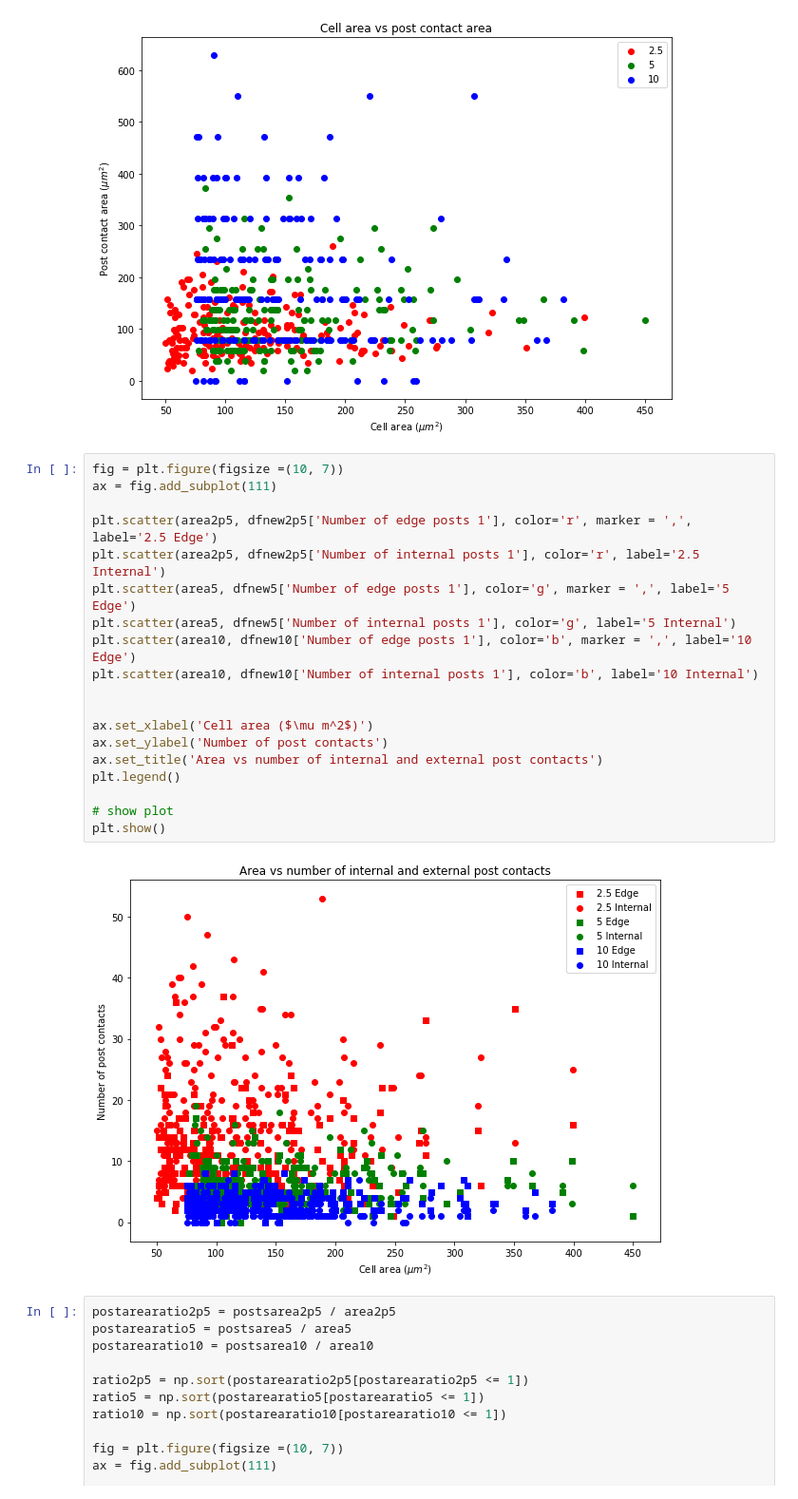
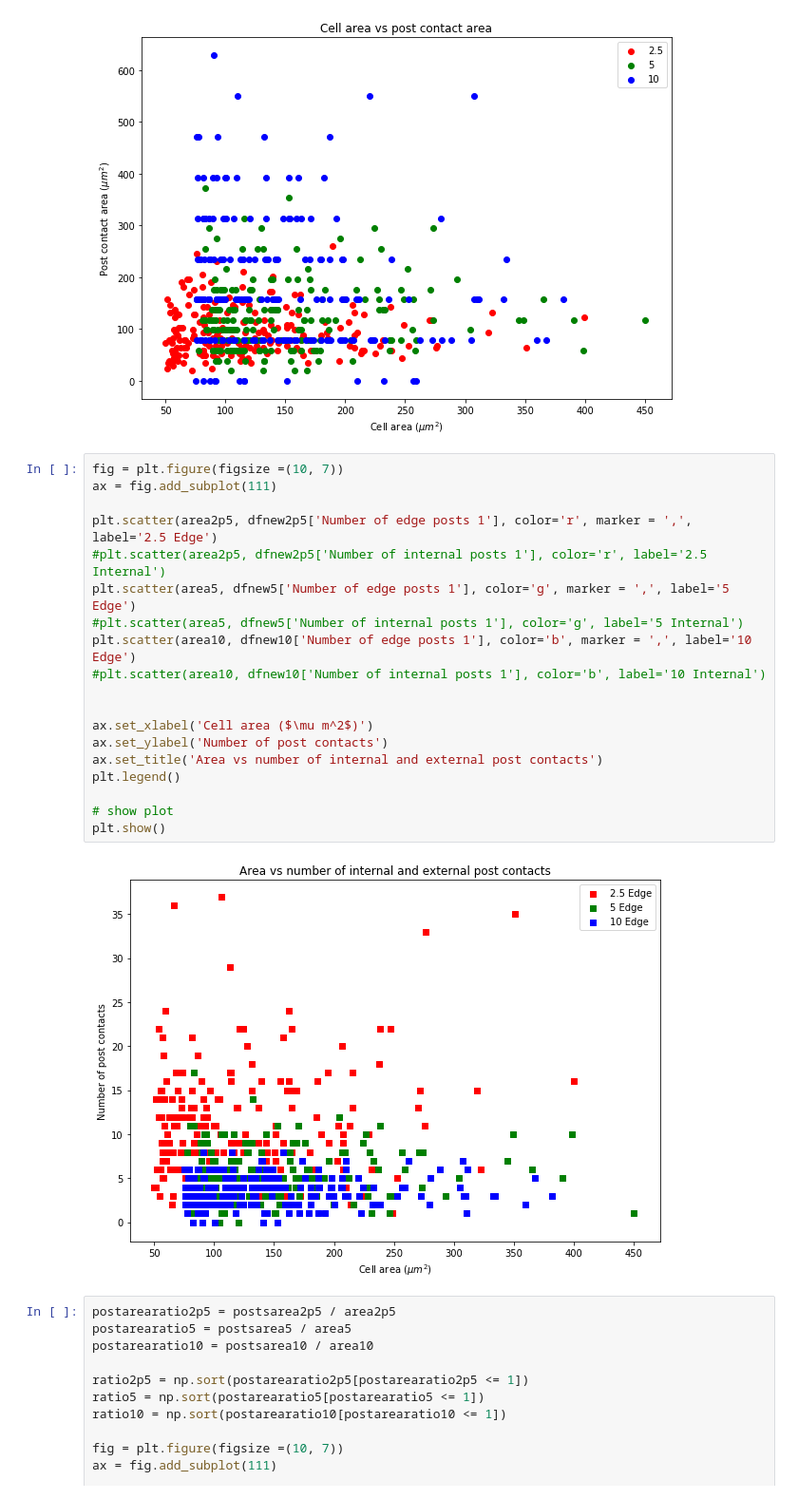
Before and after one commit to caromccue/CellML, a Jupyter notebook: notebooks/Plotting cell area vs contact area.ipynb, the cells around one changed output. Shown at 95% size. Cells and saved outputs as stored; diff of their text form.

```diff
--- a/notebooks/Plotting cell area vs contact area.ipynb
+++ b/notebooks/Plotting cell area vs contact area.ipynb
@@ -223,24 +223,24 @@ plt.show()
 # %%
 fig = plt.figure(figsize =(10, 7))
 ax = fig.add_subplot(111)
 
 plt.scatter(area2p5, dfnew2p5['Number of edge posts 1'], color='r', marker = ',', label='2.5 Edge')
-plt.scatter(area2p5, dfnew2p5['Number of internal posts 1'], color='r', label='2.5 Internal')
+#plt.scatter(area2p5, dfnew2p5['Number of internal posts 1'], color='r', label='2.5 Internal')
 plt.scatter(area5, dfnew5['Number of edge posts 1'], color='g', marker = ',', label='5 Edge')
-plt.scatter(area5, dfnew5['Number of internal posts 1'], color='g', label='5 Internal')
+#plt.scatter(area5, dfnew5['Number of internal posts 1'], color='g', label='5 Internal')
 plt.scatter(area10, dfnew10['Number of edge posts 1'], color='b', marker = ',', label='10 Edge')
-plt.scatter(area10, dfnew10['Number of internal posts 1'], color='b', label='10 Internal')
+#plt.scatter(area10, dfnew10['Number of internal posts 1'], color='b', label='10 Internal')
 
 
 ax.set_xlabel('Cell area ($\mu m^2$)')
 ax.set_ylabel('Number of post contacts')
 ax.set_title('Area vs number of internal and external post contacts')
 plt.legend()
 
 # show plot
 plt.show()
 # %% [output]
-[figure, old version]
+[figure, new version]
 # %%
 postarearatio2p5 = postsarea2p5 / area2p5
 postarearatio5 = postsarea5 / area5
```
Also changed, not shown: 5 other files.
